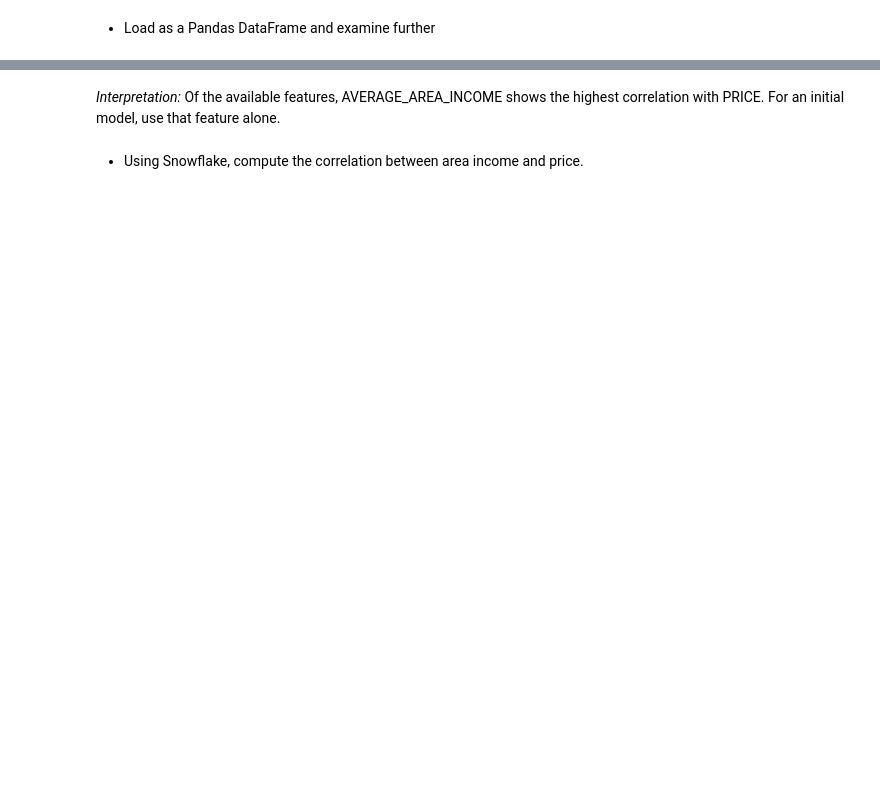
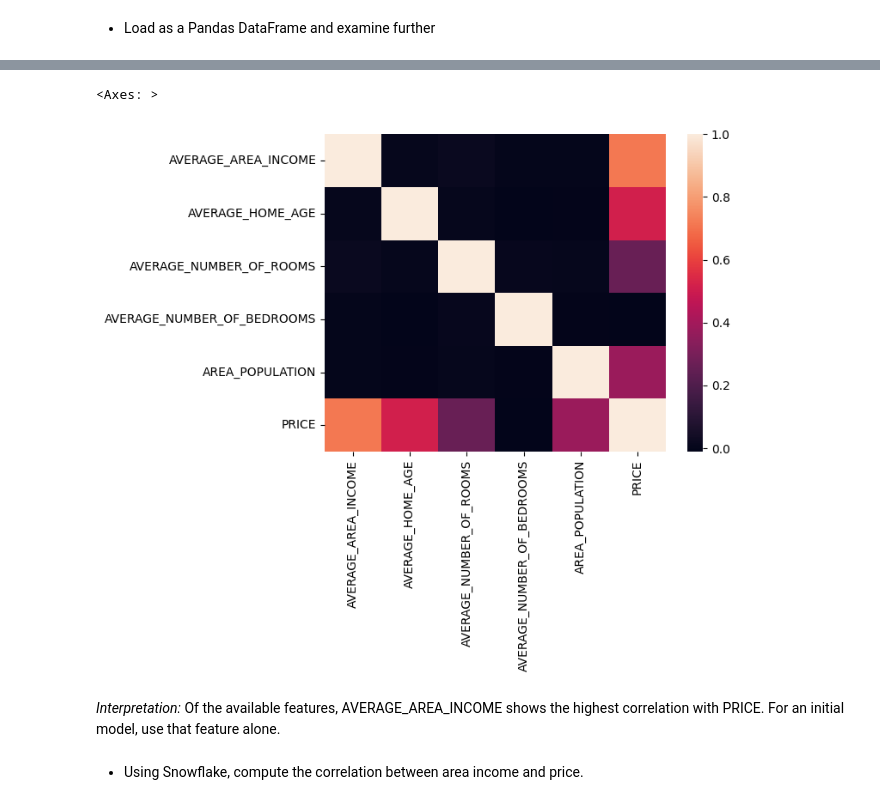
Before and after one commit to SqueakyDuck922/snowflake-datasciencelabs-jupyter, a Jupyter notebook: 7_train_models/Labs/snowpark_scikit-learn/linear_regression_snowpark_MINE.ipynb, the cells around one changed output, grey strips where cells are left out. Saved outputs shown, nothing was run; the diff lists cells and outputs as text; code cells hidden in the pictures; blank space fills up the shorter version.

```diff
--- a/7_train_models/Labs/snowpark_scikit-learn/linear_regression_snowpark_MINE.ipynb
+++ b/7_train_models/Labs/snowpark_scikit-learn/linear_regression_snowpark_MINE.ipynb
@@ -96,3 +188,11 @@ sns.heatmap(housingPDF.corr())
+# %%
+# sns.heatmap(housingPDF.corr())
+
+# MyNote: numeric_only required to avoid error re non numeric column Address
+sns.heatmap(housingPDF.corr(numeric_only=True))
+# %% [output]
+<Axes: >
+[figure, added]
 # %% [markdown]
 *Interpretation:* Of the available features, AVERAGE_AREA_INCOME shows the highest correlation with PRICE. For an initial model, use that feature alone.
 # %% [markdown]
```
Also changed, not shown: parts of 21 cells of this notebook.
